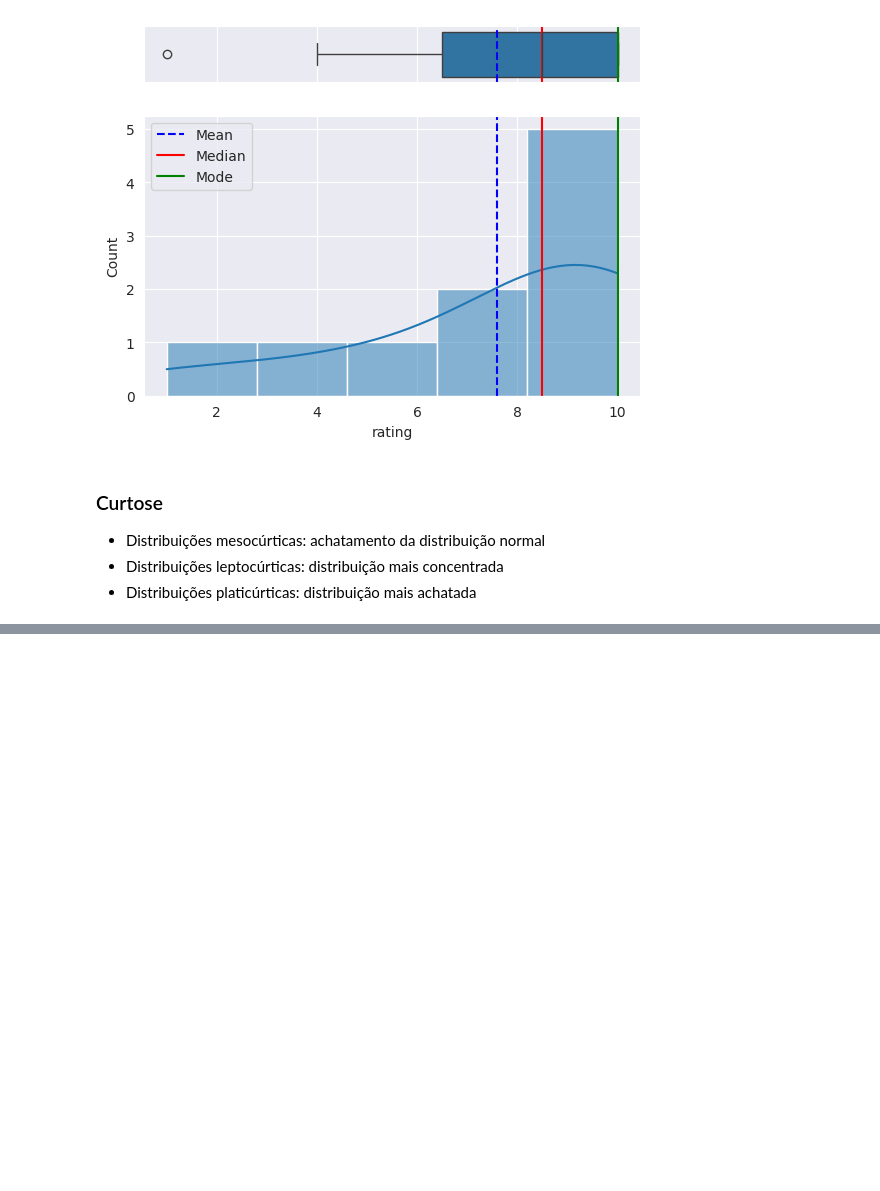
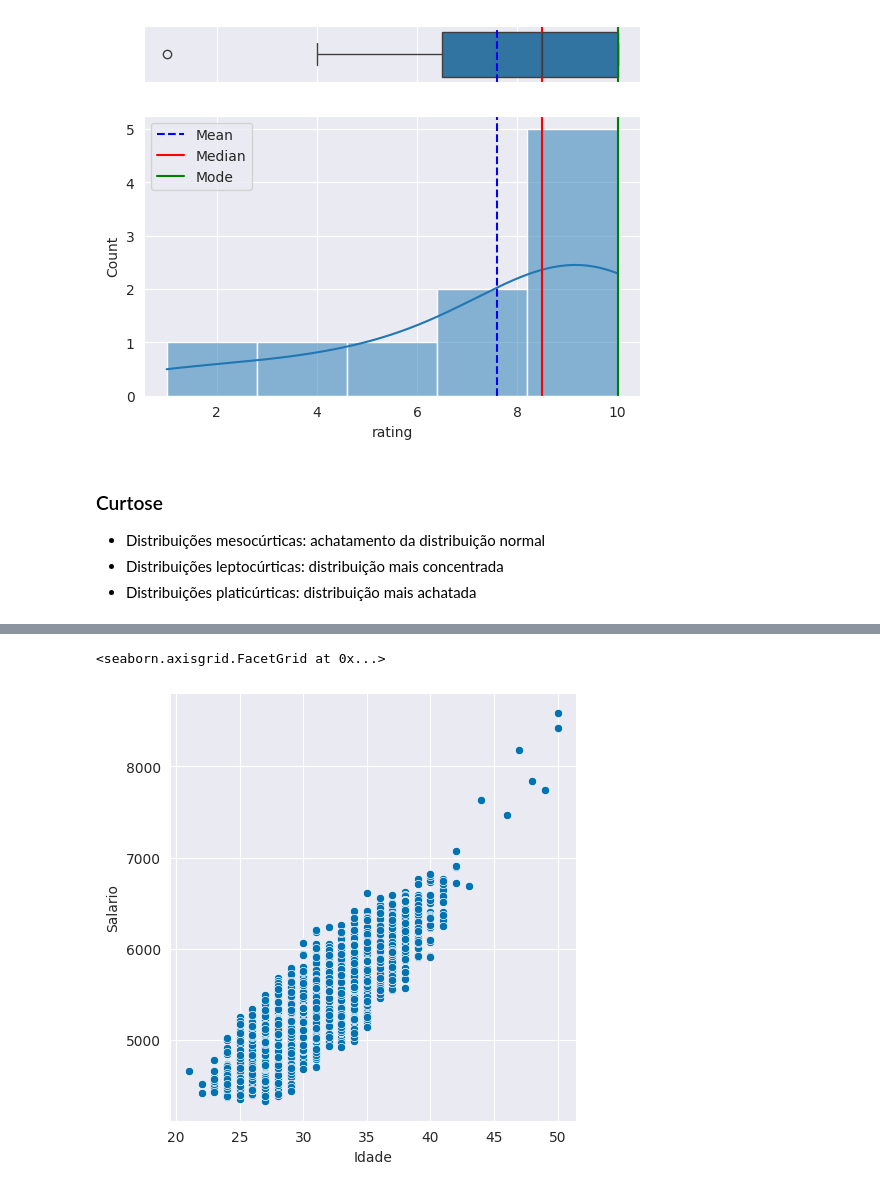
Before and after one commit to David-Castanheira/aula-analise-exploratoria-dados, a Jupyter notebook: aula_analise_exploratoria_dados.ipynb, the cells around one changed output, grey strips where cells are left out. Saved outputs shown, nothing was run; the diff lists cells and outputs as text; code cells hidden in the pictures; blank space fills up the shorter version.

```diff
--- a/aula_analise_exploratoria_dados.ipynb
+++ b/aula_analise_exploratoria_dados.ipynb
@@ -1337,0 +1436,8 @@ plt.show()
+# %%
+# Diagrama de dispersão
+sns.set_palette('colorblind')
+
+sns.relplot(x='Idade', y='Salario', data=dados)
+# %% [output]
+<seaborn.axisgrid.FacetGrid at 0x...>
+[figure, added]
```
Also changed, not shown: parts of 9 cells of this notebook.
